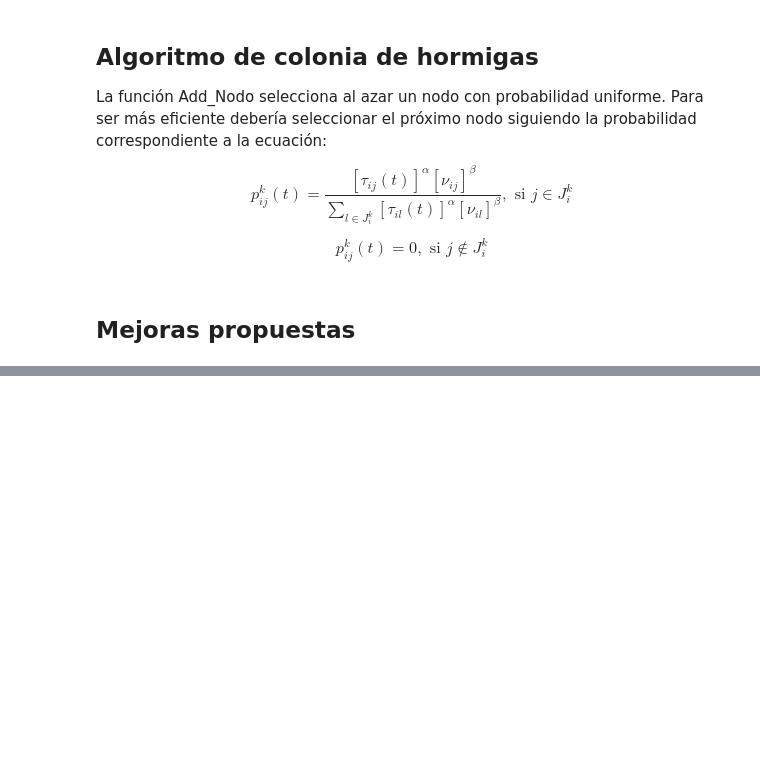
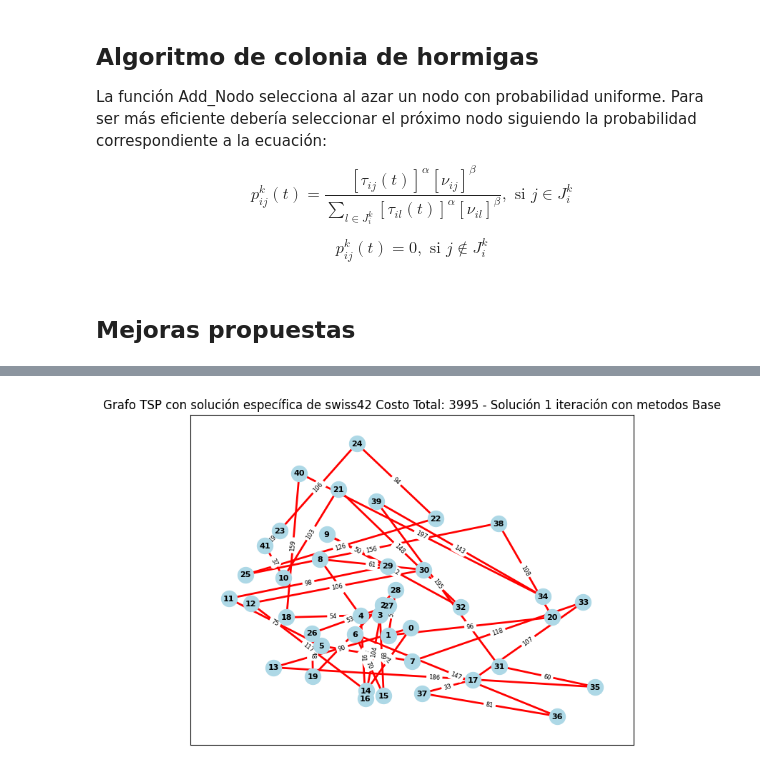
Before and after one commit to carlosbravo1408/03MIAR-Algoritmos-de-Optimizacion-2025, a Jupyter notebook: AG3/AG3_Algoritmos(Colonia_de_Hormigas).ipynb, the cells around one changed output, grey strips where cells are left out. Cells and saved outputs as stored; diff of their text form; code cells hidden in the pictures; blank space fills up the shorter version.

```diff
--- a/AG3/AG3_Algoritmos(Colonia_de_Hormigas).ipynb
+++ b/AG3/AG3_Algoritmos(Colonia_de_Hormigas).ipynb
@@ -118,7 +146,7 @@ def add_node(
     :param T:
     :return:
     """
-    nodos = list(problem.get_nodes())
+    nodos = problem.cached_nodes
     return random.choice(list(set(range(1, len(nodos))) - set(H)))
 
 def increase_pheromone(
@@ -165,8 +193,7 @@ def init_pheromones(problem: TSProblemType) -> List[List[NumericType]]:
     :param n:
     :return:
     """
-    nodes = list(problem.get_nodes())
-    m = len(nodes)
+    m = problem.dimension
     return [[1 for _ in range(m)] for _ in range(m)]
 # %% [markdown]
 ## Mejoras propuestas
@@ -273,17 +308,28 @@ def hormigas(
         evaporate_pheromones_kwargs: Dict[str, Any] = {},
 ) -> Tuple[SolutionType, NumericType]:
     """
+    - Autor: Raúl Reyero
+    -----------------------
+
+    Algoritmo de Simulación de Colonia de Hormigas (ACO) con una unica iteración
     :param problem: datos del problema
     :param n_hormigas: Número de agentes(hormigas)
-    :param add_node_strategy:
-    :param init_pheromones_strategy:
-    :param evaporate_pheromones_strategy:
-    :return:
+    :param add_node_strategy: ['base': aleatoria, 'uniform': Regla de Transición Aleatoria
+           Proporcional]
+    :param add_node_kwargs: Si la estrategia de nodos es 'uniform',
+           se puede definir los valores de alfa y beta
+    :param init_pheromones_strategy: ['base': aleatoria, 'adaptative': Regla de Transición Aleatoria
+           Proporcional]
+    :param init_pheromones_kwargs:
+    :param evaporate_pheromones_strategy: ['base': aleatoria, 'exponential':
+           Calcula tau_0 = 1 / (m * path_cost)]
+    :param evaporate_pheromones_kwargs: Si la estrategia de nodos es 'exponential',
+           se puede definir los valores de rho y min_tau
+    :return: Solución y distancia recorrida
     """
 
     #Nodos
-    nodes = list(problem.get_nodes())
-    n_cities = len(nodes)
+    n_cities = problem.dimension
 
     init_pheromones_callback = init_pheromones_strategies.get(init_pheromones_strategy, "base")
     add_node_callback = add_node_strategies.get(add_node_strategy, "base")
@@ -324,5 +370,5 @@ def hormigas(
     print(mejor_distancia)
     return mejor_solucion, mejor_distancia
 
-solucion_actual, distancia_actual = hormigas(tsp_problem, 1000)
+solucion_aco_1_iter_base, distancia_actual = hormigas(tsp_problem, 1000)
 # %% [output]
@@ -435,0 +551,8 @@ solucion_actual, distancia_actual = hormigas(
+# %%
+plot_tsp_solution(
+    problem=tsp_problem,
+    tsp_solution=solucion_aco_1_iter_base,
+    title="Solución 1 iteración con metodos Base"
+)
+# %% [output]
+[figure, added]
```
Also changed, not shown: parts of 22 cells of this notebook.
